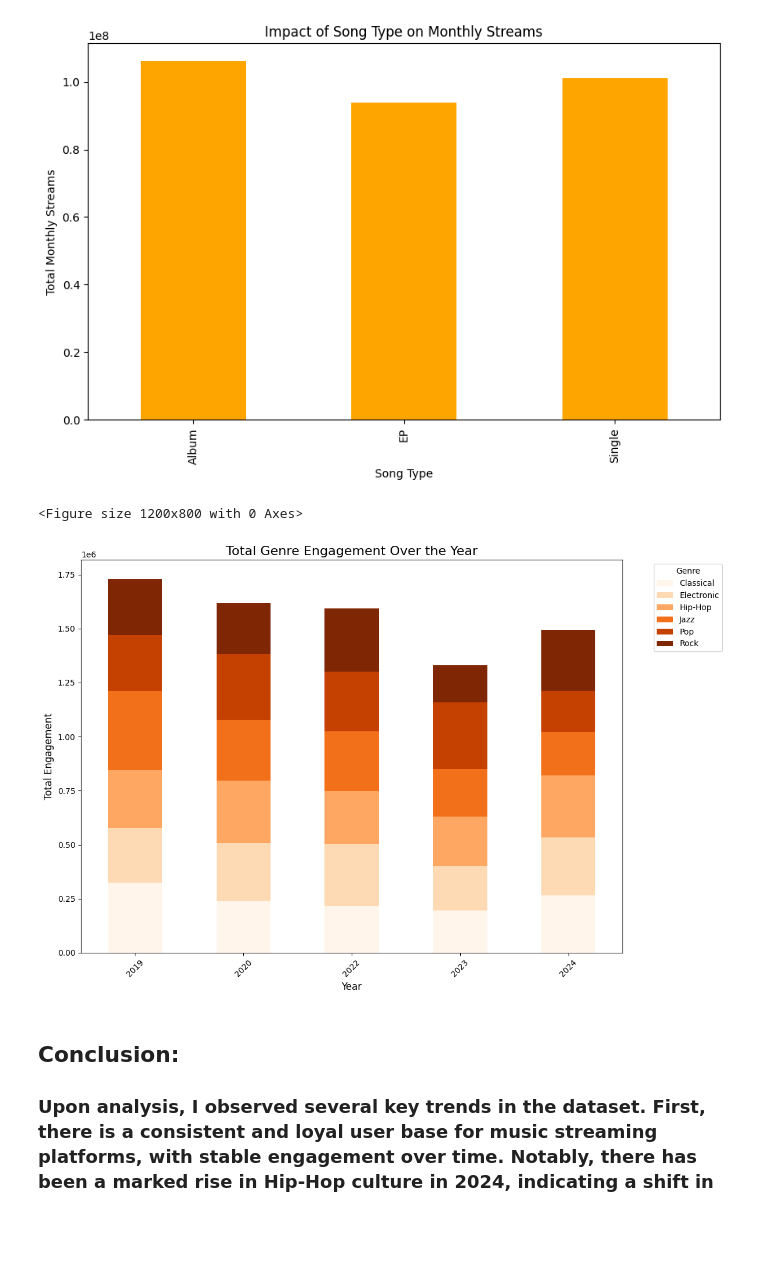
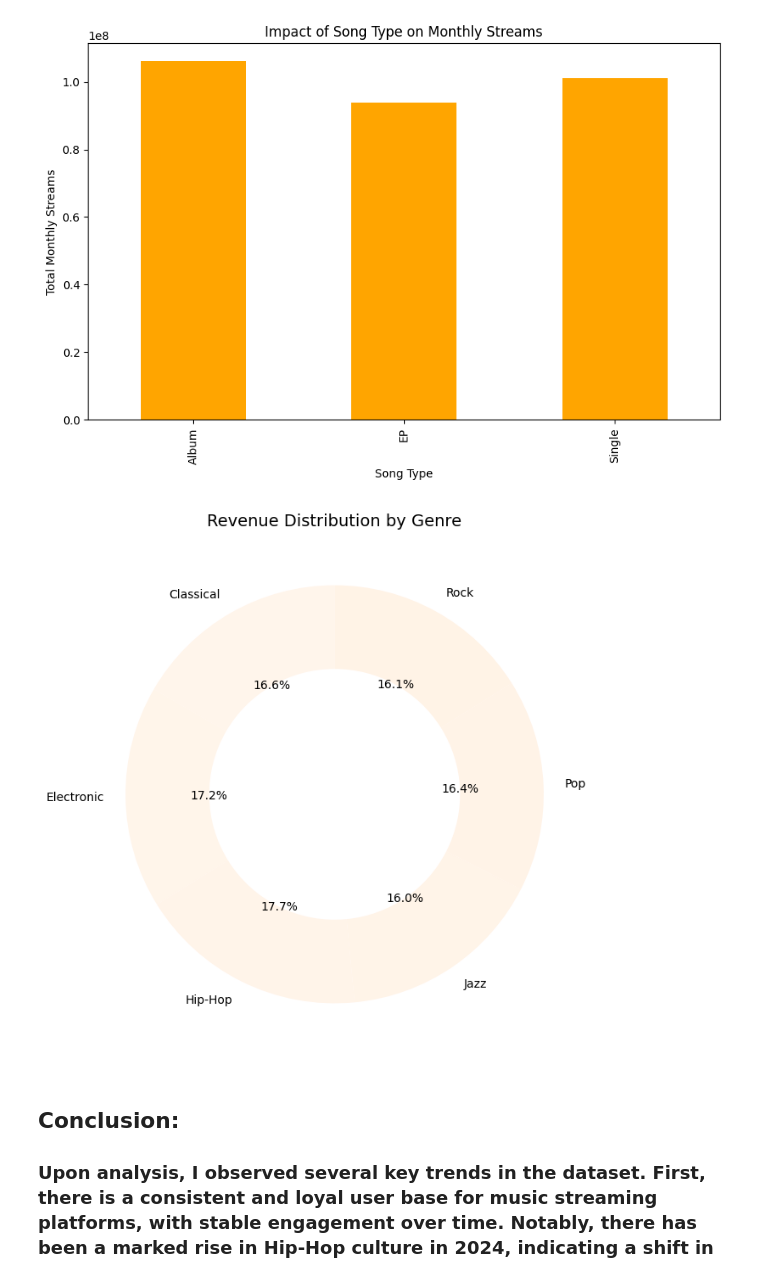
Before and after one commit to AanchalPandey16/Music_Streaming_Trend_Analysis, a Jupyter notebook: Music_Streaming_And_Trend_Analysis.ipynb, the cells around one changed output. Drawn from its saved outputs; the diff is of its cells as text; code cells hidden in the pictures; blank space fills up the shorter version.

```diff
--- a/Music_Streaming_And_Trend_Analysis.ipynb
+++ b/Music_Streaming_And_Trend_Analysis.ipynb
@@ -315,31 +315,23 @@ plt.show()
 # %% [output]
 [figure]
 # %%
-#
+# Grouping by Genre and summing up the revenue
+genre_revenue = dataset.groupby("Genre")["Revenue (USD)"].sum()
 
-# Aggregating the data for the total engagement (Likes + Shares + Comments) for each genre by year
-dataset['Total Engagement'] = dataset['Likes'] + dataset['Shares'] + dataset['Comments']
+# Donut chart creation
+plt.figure(figsize=(8, 8))
+colors = plt.cm.Oranges(range(len(genre_revenue)))
 
-# Grouping by 'Year' and 'Genre' and summing up the engagement
-genre_engagement = dataset.groupby(['Year', 'Genre'])['Total Engagement'].sum().unstack().fillna(0)
+# Pie chart with a hole to simulate a donut chart
+plt.pie(genre_revenue, labels=genre_revenue.index, autopct='%1.1f%%', startangle=90, colors=colors, wedgeprops={'width': 0.4})
 
-# Plotting a stacked bar chart to show genre engagement over the years
-plt.figure(figsize=(12, 8))
-genre_engagement.plot(kind='bar', stacked=True, figsize=(12, 8), colormap='Oranges')
+# Adding the title
+plt.title("Revenue Distribution by Genre", fontsize=14)
 
-# Adding titles and labels
-plt.title('Total Genre Engagement Over the Year', fontsize=16)
-plt.xlabel('Year', fontsize=12)
-plt.ylabel('Total Engagement', fontsize=12)
-plt.xticks(rotation=45)
-plt.legend(title="Genre", bbox_to_anchor=(1.05, 1), loc='upper left')
-
-# Display the plot
-plt.tight_layout()
+# Display the donut chart
 plt.show()
 # %% [output]
-<Figure size 1200x800 with 0 Axes>
-[figure, old version]
+[figure, new version]
 # %% [markdown]
 ## Conclusion: ##
 ### Upon analysis, I observed several key trends in the dataset. First, there is a consistent and loyal user base for music streaming platforms, with stable engagement over time. Notably, there has been a marked rise in Hip-Hop culture in 2024, indicating a shift in genre preferences. Additionally, the period between 2020 and 2022 saw an increase in revenue per user, suggesting improved monetization strategies or premium subscriptions. Furthermore, the analysis revealed that engagement is nearly identical between male and female users, demonstrating a balanced user interaction across genders. These insights offer valuable perspectives for platform growth, content strategy, and user engagement. ###
```
Also changed, not shown: 1 other file.
